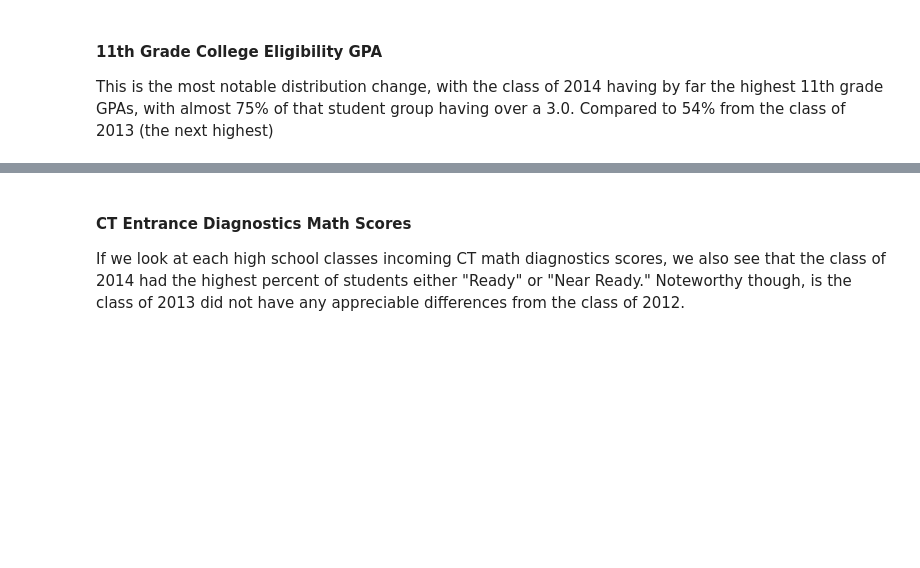
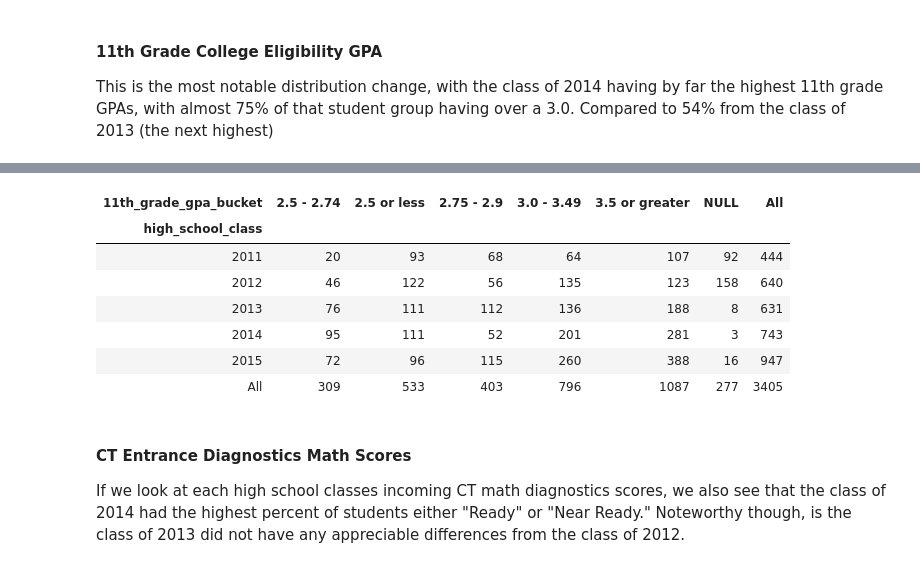
Before and after one commit to College-Track/sf_class_2014, a Jupyter notebook: Report.ipynb, the cells around one changed output, grey strips where cells are left out. Saved outputs shown, nothing was run; the diff lists cells and outputs as text; code cells hidden in the pictures; blank space fills up the shorter version.

```diff
--- a/Report.ipynb
+++ b/Report.ipynb
@@ -218,3 +204,19 @@ gpa_buckets
+# %%
+pd.crosstab(
+        df.high_school_class,
+        df["11th_grade_gpa_bucket"],
+        normalize=False,
+        margins=True,
+    )
+# %% [output]
+| 11th_grade_gpa_bucket | 2.5 - 2.74 | 2.5 or less | 2.75 - 2.9 | 3.0 - 3.49 | 3.5 or greater | NULL | All |
+| high_school_class |  |  |  |  |  |  |  |
+| 2011 | 20 | 93 | 68 | 64 | 107 | 92 | 444 |
+| 2012 | 46 | 122 | 56 | 135 | 123 | 158 | 640 |
+| 2013 | 76 | 111 | 112 | 136 | 188 | 8 | 631 |
+| 2014 | 95 | 111 | 52 | 201 | 281 | 3 | 743 |
+| 2015 | 72 | 96 | 115 | 260 | 388 | 16 | 947 |
+| All | 309 | 533 | 403 | 796 | 1087 | 277 | 3405 |
 # %% [markdown]
 #### CT Entrance Diagnostics Math Scores
 If we look at each high school classes incoming CT math diagnostics scores, we also see that the class of 2014 had the highest percent of students either "Ready" or "Near Ready." Noteworthy though, is the class of 2013 did not have any appreciable differences from the class of 2012.
```
Also changed, not shown: parts of 13 cells of this notebook, 3 other files.
